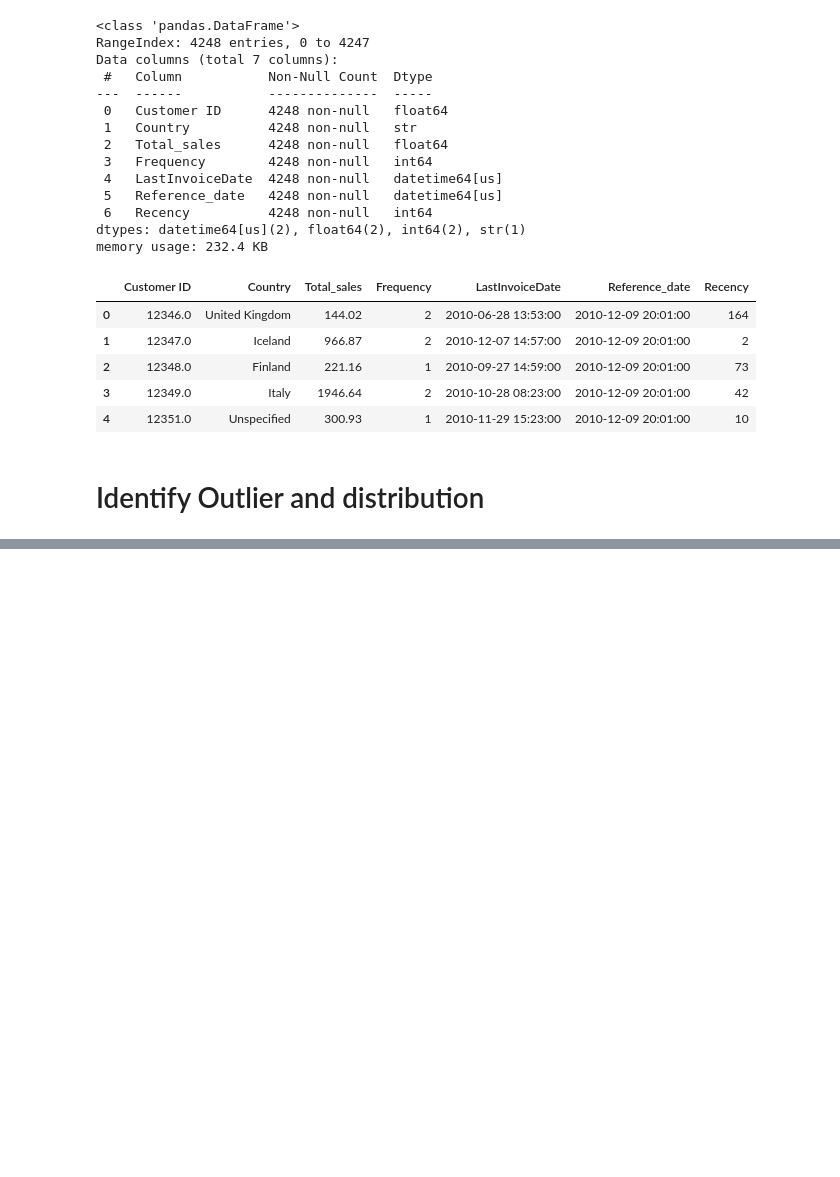
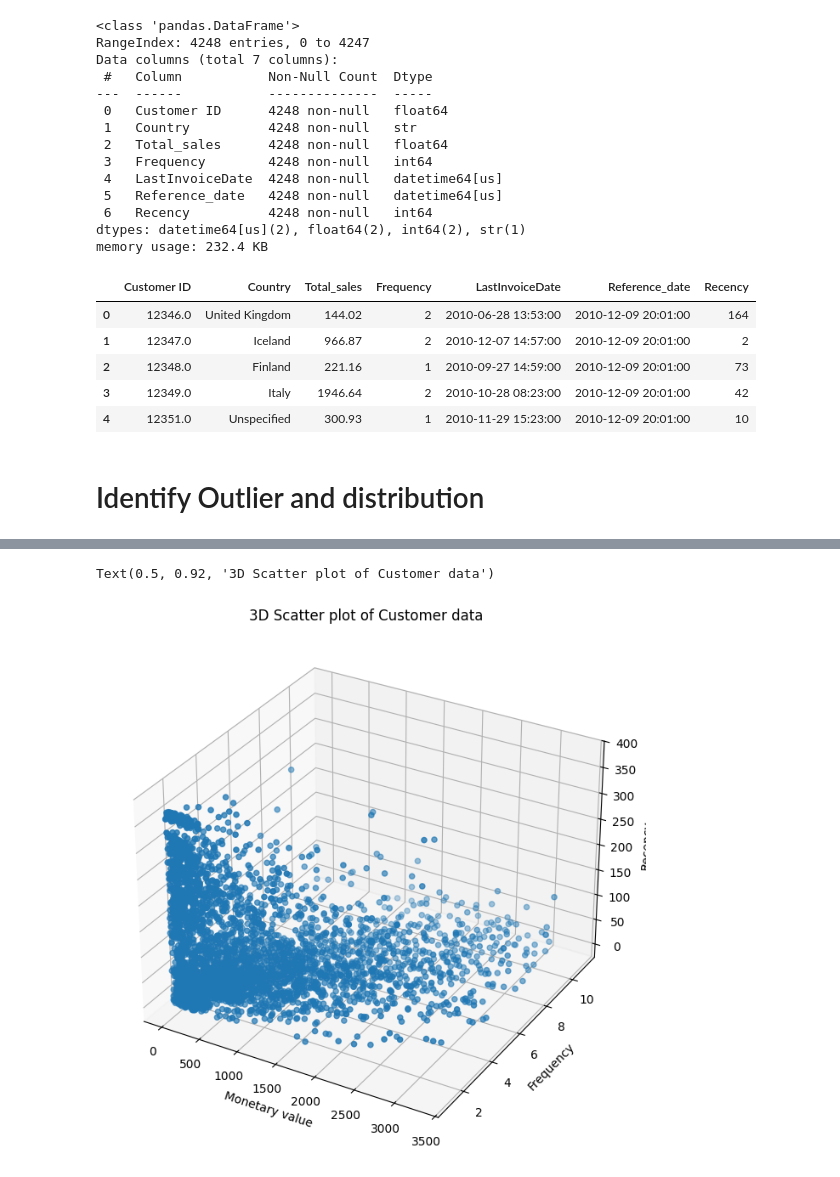
Before and after one commit to Torresfong/Notebook-k-mean-clustering-analysis, a Jupyter notebook: notebook/Feature_engieering.ipynb, the cells around one changed output, grey strips where cells are left out. Saved outputs shown, nothing was run; the diff lists cells and outputs as text; code cells hidden in the pictures; blank space fills up the shorter version.

```diff
--- a/notebook/Feature_engieering.ipynb
+++ b/notebook/Feature_engieering.ipynb
@@ -117,0 +121,9 @@ plt.show()
+# %%
+# Determine total sales column outlier with IQR
+
+S_01  = agg_cleaned_df["Total_sales"].quantile(0.25)
+S_03  = agg_cleaned_df["Total_sales"].quantile(0.75)
+S_IQR = S_03 - S_01
+
+S_outlier_df = agg_cleaned_df[(agg_cleaned_df["Total_sales"]>(S_03 + 1.5 * S_IQR))]
+S_outlier_df.describe().T
@@ -117,0 +224,13 @@ plt.show()
+# %%
+# Visualise the non outlier dataframe in 3D scatter plot (Not-scale yet)
+
+fig = plt.figure(figsize=(8,8))
+ax = fig.add_subplot(projection="3d")
+scatter = ax.scatter(non_outlier_df["Total_sales"],non_outlier_df["Frequency"],non_outlier_df["Recency"])
+ax.set_xlabel("Monetary value")
+ax.set_ylabel("Frequency")
+ax.set_zlabel("Recency")
+ax.set_title("3D Scatter plot of Customer data")
+# %% [output]
+Text(0.5, 0.92, '3D Scatter plot of Customer data')
+[figure, added]
```
Also changed, not shown: parts of 12 cells of this notebook, 1 other file.
